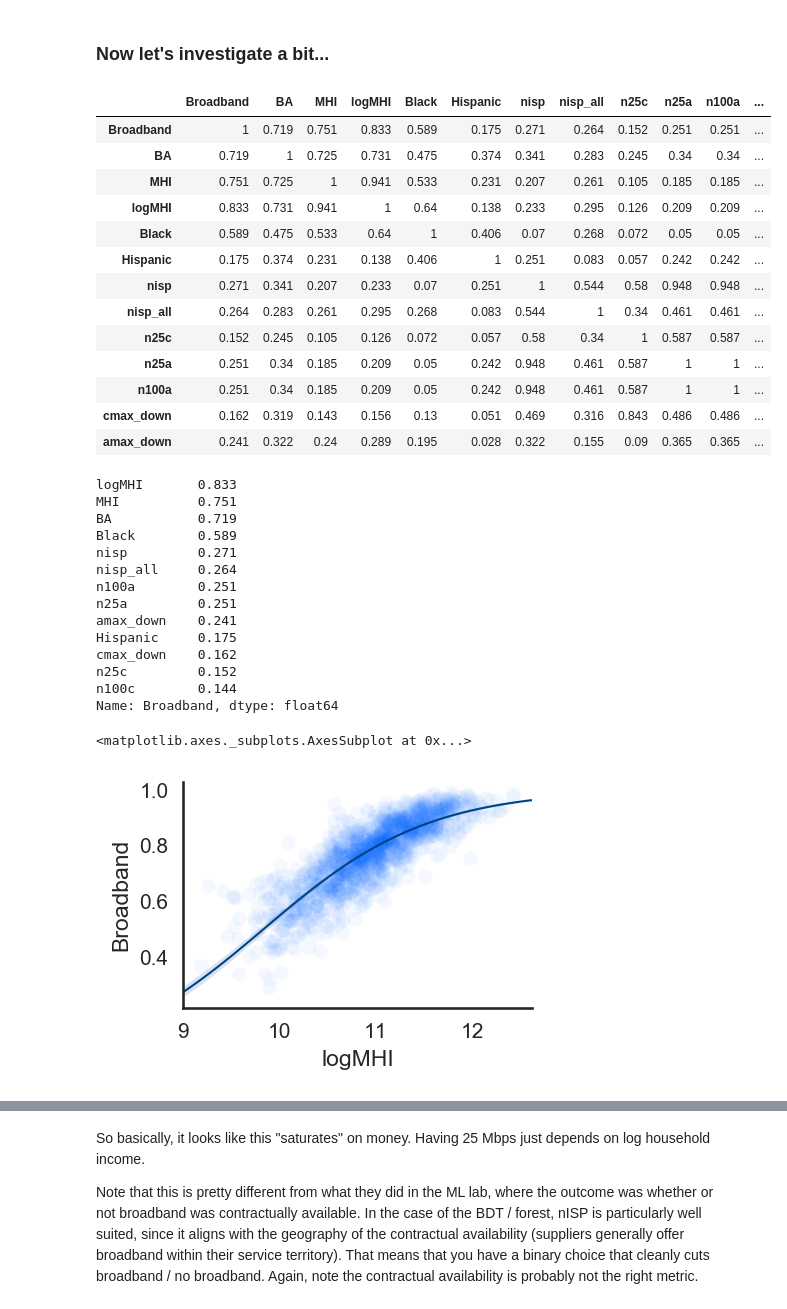
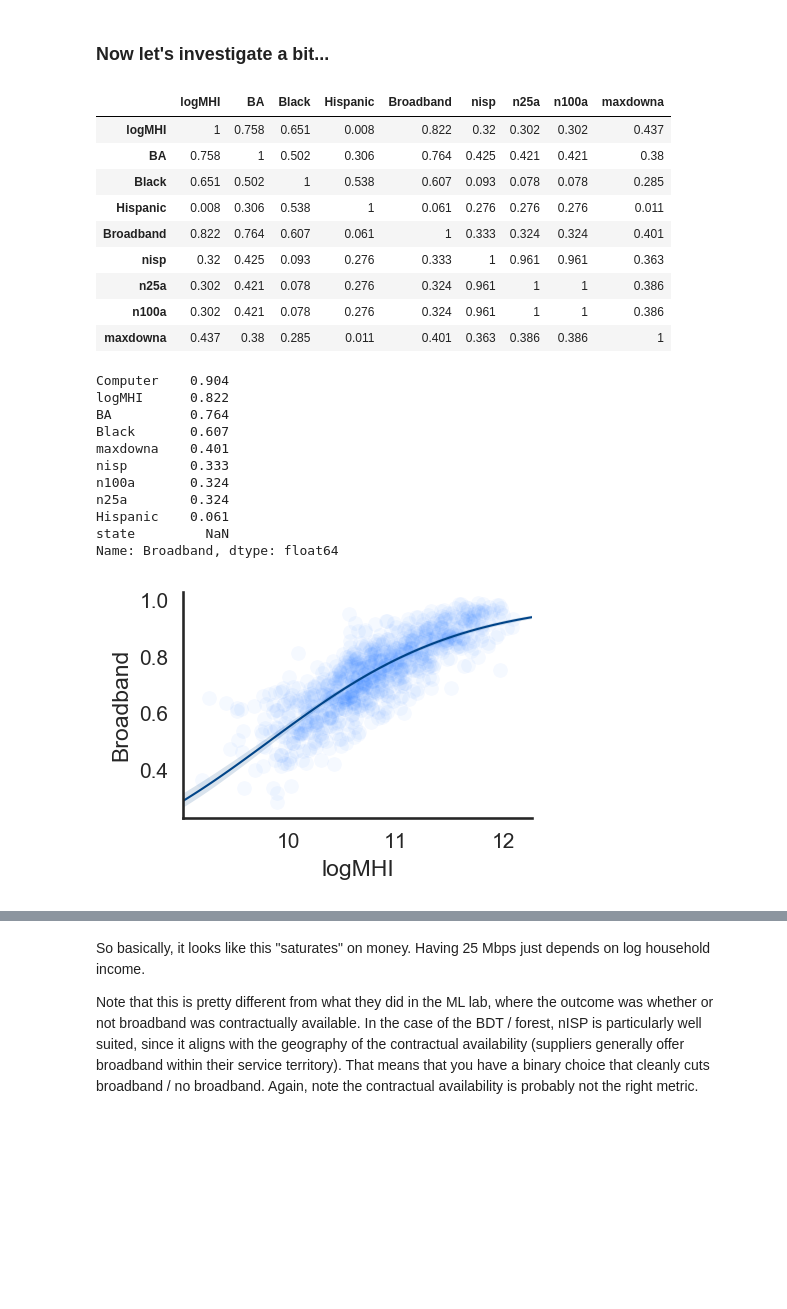
Before and after one commit to JamesSaxon/neighborhood_broadband, a Jupyter notebook: acs_fcc.ipynb, the cells around one changed output, grey strips where cells are left out. Drawn from its saved outputs; the diff is of its cells as text; code cells hidden in the pictures; blank space fills up the shorter version.

```diff
--- a/acs_fcc.ipynb
+++ b/acs_fcc.ipynb
@@ -10 +47,6 @@ from fiona.crs import from_epsg
+# %%
+fcc = pd.read_csv("data/fcc_tract.csv.gz")
+
+#  The only city tract
+fcc.replace({"geoid" : {6037930401 : 6037137000}}, inplace = True)
 # %% [markdown]
@@ -123,0 +54,6 @@ acs.set_index(geog, inplace = True)
+# %%
+acs = pd.read_csv("data/acs_2018.csv.gz",
+                  usecols = ["geoid", "Broadband", "Computer", "BA", "logMHI", "Black", "Hispanic"])
+
+acs["city"] = acs.geoid.replace(city_tracts)
+acs.loc[~acs.geoid.isin(city_tracts), "city"] = np.nan
@@ -124 +62,4 @@ acs.set_index(geog, inplace = True)
+# %%
+acs_fcc = pd.merge(acs, fcc).set_index("geoid")
+acs_fcc_geo = geo_tracts.join(acs_fcc)
 # %% [markdown]
@@ -132 +67,3 @@ cook_broadband_df = pd.DataFrame(cook_broadband_gdf)
+# %%
+chicago = acs_fcc_geo.query("name == 'Chicago'").dropna().to_crs(epsg = 3528)
 # %%
@@ -185,40 +122,32 @@ Text(0.6,1.08,'Broadband Access on the South Side')
 # %% [markdown]
 ### Now let's investigate a bit...
 # %%
-cook_broadband_df[["Broadband", "BA", "MHI", "logMHI", "Black", "Hispanic",
-                   "nisp", "nisp_all", "n25c", "n25a", "n100a", "cmax_down", "amax_down"]]\
- .corr().abs().round(3).style.background_gradient(cmap='viridis')
+chicago[["logMHI", "BA", "Black", "Hispanic", "Broadband", "nisp", "n25a", "n100a", "maxdowna"]]\
+    .corr().abs().round(3).style.background_gradient(cmap='viridis')
 # %% [output]
-|  | Broadband | BA | MHI | logMHI | Black | Hispanic | nisp | nisp_all | n25c | n25a | n100a | ... |
-| Broadband | 1 | 0.719 | 0.751 | 0.833 | 0.589 | 0.175 | 0.271 | 0.264 | 0.152 | 0.251 | 0.251 | ... |
-| BA | 0.719 | 1 | 0.725 | 0.731 | 0.475 | 0.374 | 0.341 | 0.283 | 0.245 | 0.34 | 0.34 | ... |
-| MHI | 0.751 | 0.725 | 1 | 0.941 | 0.533 | 0.231 | 0.207 | 0.261 | 0.105 | 0.185 | 0.185 | ... |
-| logMHI | 0.833 | 0.731 | 0.941 | 1 | 0.64 | 0.138 | 0.233 | 0.295 | 0.126 | 0.209 | 0.209 | ... |
-| Black | 0.589 | 0.475 | 0.533 | 0.64 | 1 | 0.406 | 0.07 | 0.268 | 0.072 | 0.05 | 0.05 | ... |
-| Hispanic | 0.175 | 0.374 | 0.231 | 0.138 | 0.406 | 1 | 0.251 | 0.083 | 0.057 | 0.242 | 0.242 | ... |
-| nisp | 0.271 | 0.341 | 0.207 | 0.233 | 0.07 | 0.251 | 1 | 0.544 | 0.58 | 0.948 | 0.948 | ... |
-| nisp_all | 0.264 | 0.283 | 0.261 | 0.295 | 0.268 | 0.083 | 0.544 | 1 | 0.34 | 0.461 | 0.461 | ... |
-| n25c | 0.152 | 0.245 | 0.105 | 0.126 | 0.072 | 0.057 | 0.58 | 0.34 | 1 | 0.587 | 0.587 | ... |
-| n25a | 0.251 | 0.34 | 0.185 | 0.209 | 0.05 | 0.242 | 0.948 | 0.461 | 0.587 | 1 | 1 | ... |
-| n100a | 0.251 | 0.34 | 0.185 | 0.209 | 0.05 | 0.242 | 0.948 | 0.461 | 0.587 | 1 | 1 | ... |
-| cmax_down | 0.162 | 0.319 | 0.143 | 0.156 | 0.13 | 0.051 | 0.469 | 0.316 | 0.843 | 0.486 | 0.486 | ... |
-| amax_down | 0.241 | 0.322 | 0.24 | 0.289 | 0.195 | 0.028 | 0.322 | 0.155 | 0.09 | 0.365 | 0.365 | ... |
+|  | logMHI | BA | Black | Hispanic | Broadband | nisp | n25a | n100a | maxdowna |
+| logMHI | 1 | 0.758 | 0.651 | 0.008 | 0.822 | 0.32 | 0.302 | 0.302 | 0.437 |
+| BA | 0.758 | 1 | 0.502 | 0.306 | 0.764 | 0.425 | 0.421 | 0.421 | 0.38 |
+| Black | 0.651 | 0.502 | 1 | 0.538 | 0.607 | 0.093 | 0.078 | 0.078 | 0.285 |
+| Hispanic | 0.008 | 0.306 | 0.538 | 1 | 0.061 | 0.276 | 0.276 | 0.276 | 0.011 |
+| Broadband | 0.822 | 0.764 | 0.607 | 0.061 | 1 | 0.333 | 0.324 | 0.324 | 0.401 |
+| nisp | 0.32 | 0.425 | 0.093 | 0.276 | 0.333 | 1 | 0.961 | 0.961 | 0.363 |
+| n25a | 0.302 | 0.421 | 0.078 | 0.276 | 0.324 | 0.961 | 1 | 1 | 0.386 |
+| n100a | 0.302 | 0.421 | 0.078 | 0.276 | 0.324 | 0.961 | 1 | 1 | 0.386 |
+| maxdowna | 0.437 | 0.38 | 0.285 | 0.011 | 0.401 | 0.363 | 0.386 | 0.386 | 1 |
 # %%
-cook_broadband_df.corr().Broadband.abs().sort_values(ascending = False)[1:].round(3)
+chicago.corr().Broadband.abs().sort_values(ascending = False)[1:].round(3)
 # %% [output]
-logMHI       0.833
-MHI          0.751
-BA           0.719
-Black        0.589
-nisp         0.271
-nisp_all     0.264
-n100a        0.251
-n25a         0.251
-amax_down    0.241
-Hispanic     0.175
-cmax_down    0.162
-n25c         0.152
-n100c        0.144
+Computer    0.904
+logMHI      0.822
+BA          0.764
+Black       0.607
+maxdowna    0.401
+nisp        0.333
+n100a       0.324
+n25a        0.324
+Hispanic    0.061
+state         NaN
 Name: Broadband, dtype: float64
 # %%
 import seaborn as sns
@@ -229,13 +158,14 @@ fig, ax = plt.subplots(figsize = (3, 2))
 ax.set_xlabel("Log Median Household Income")
 ax.set_ylabel("Has Broadband")
 
-sns.regplot(data = cook_broadband_df, x = "logMHI", y = "Broadband",
+sns.regplot(data = chicago, x = "logMHI", y = "Broadband",
             scatter_kws = {"alpha" : 0.04, "s" : 50, "color" : "#0066FF"},
             line_kws    = {"lw" : 1, "color" : "#004488"},
             logistic = True, ax = ax)
+
+fig.savefig("broadband_income.pdf")
 # %% [output]
-<matplotlib.axes._subplots.AxesSubplot at 0x...>
-[figure, old version]
+[figure, new version]
 # %%
 import statsmodels.formula.api as smf
 
```
Also changed, not shown: parts of 41 cells of this notebook.
